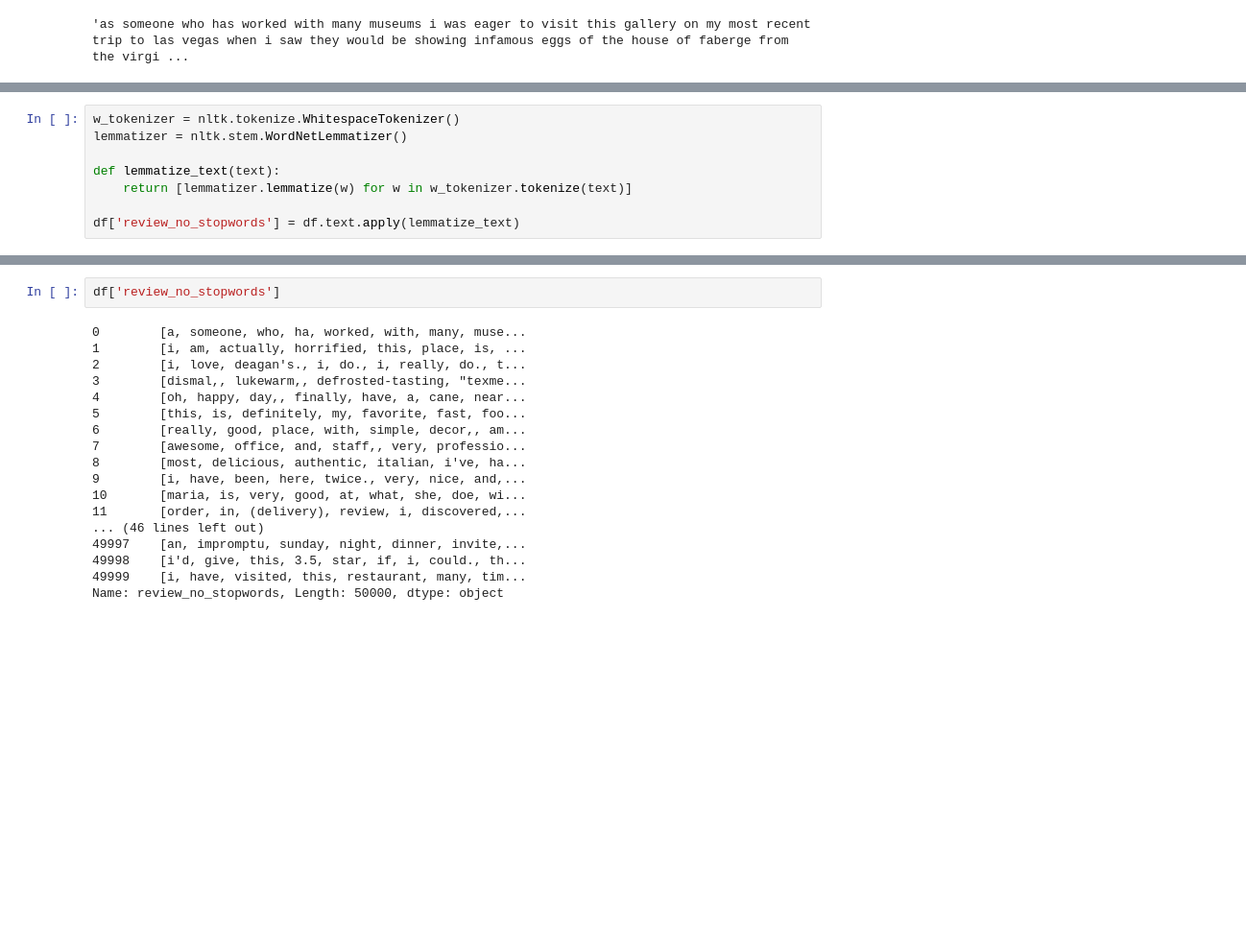
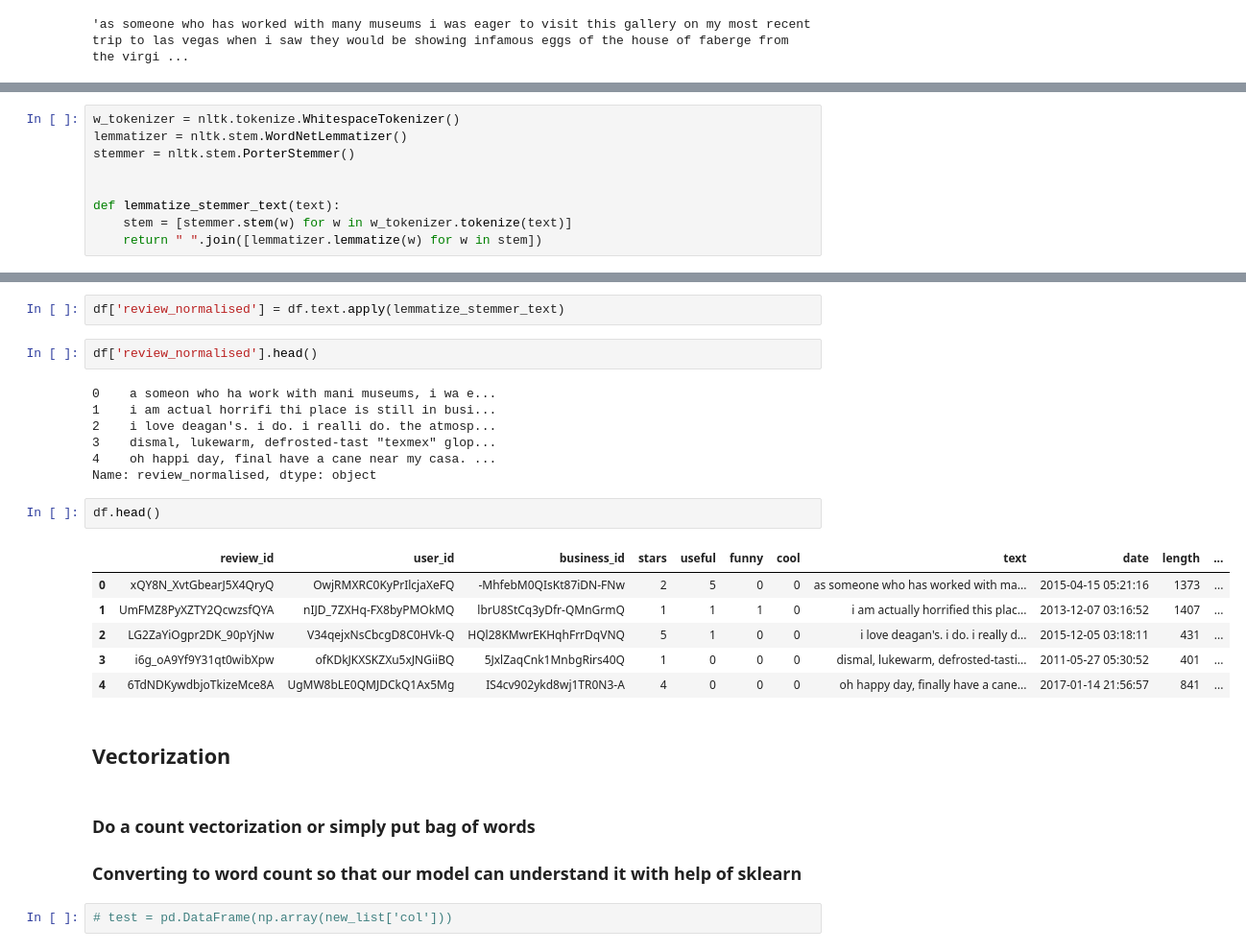
Before and after one commit to akriti112/Text_Mining, a Jupyter notebook: Text_Mining.ipynb, the cells around one changed output, grey strips where cells are left out. Shown at 96% size. Saved outputs shown, nothing was run; the diff lists cells and outputs as text; blank space fills up the shorter version.

Commit message:
normalisation done of text col

```diff
--- a/Text_Mining.ipynb
+++ b/Text_Mining.ipynb
@@ -153,8 +147,9 @@ True
 # %%
 w_tokenizer = nltk.tokenize.WhitespaceTokenizer()
 lemmatizer = nltk.stem.WordNetLemmatizer()
+stemmer = nltk.stem.PorterStemmer()
 
-def lemmatize_text(text):
-    return [lemmatizer.lemmatize(w) for w in w_tokenizer.tokenize(text)]
 
-df['review_no_stopwords'] = df.text.apply(lemmatize_text)
+def lemmatize_stemmer_text(text):
+    stem = [stemmer.stem(w) for w in w_tokenizer.tokenize(text)]
+    return " ".join([lemmatizer.lemmatize(w) for w in stem])
@@ -161,20 +166,27 @@ df['review_no_stopwords'] = df.text.apply(lemmatize_text)
+# %%
+df['review_normalised'] = df.text.apply(lemmatize_stemmer_text)
+# %%
+df['review_normalised'].head()
+# %% [output]
+0    a someon who ha work with mani museums, i wa e...
+1    i am actual horrifi thi place is still in busi...
+2    i love deagan's. i do. i realli do. the atmosp...
+3    dismal, lukewarm, defrosted-tast "texmex" glop...
+4    oh happi day, final have a cane near my casa. ...
+Name: review_normalised, dtype: object
 # %%
-df['review_no_stopwords']
+df.head()
 # %% [output]
-0        [a, someone, who, ha, worked, with, many, muse...
-1        [i, am, actually, horrified, this, place, is, ...
-2        [i, love, deagan's., i, do., i, really, do., t...
-3        [dismal,, lukewarm,, defrosted-tasting, "texme...
-4        [oh, happy, day,, finally, have, a, cane, near...
-5        [this, is, definitely, my, favorite, fast, foo...
-6        [really, good, place, with, simple, decor,, am...
-7        [awesome, office, and, staff,, very, professio...
-8        [most, delicious, authentic, italian, i've, ha...
-9        [i, have, been, here, twice., very, nice, and,...
-10       [maria, is, very, good, at, what, she, doe, wi...
-11       [order, in, (delivery), review, i, discovered,...
-... (46 lines left out)
-49997    [an, impromptu, sunday, night, dinner, invite,...
-49998    [i'd, give, this, 3.5, star, if, i, could., th...
-49999    [i, have, visited, this, restaurant, many, tim...
-Name: review_no_stopwords, Length: 50000, dtype: object
+|  | review_id | user_id | business_id | stars | useful | funny | cool | text | date | length | ... |
+| 0 | xQY8N_XvtGbearJ5X4QryQ | OwjRMXRC0KyPrIlcjaXeFQ | -MhfebM0QIsKt87iDN-FNw | 2 | 5 | 0 | 0 | as someone who has worked with ma... | 2015-04-15 05:21:16 | 1373 | ... |
+| 1 | UmFMZ8PyXZTY2QcwzsfQYA | nIJD_7ZXHq-FX8byPMOkMQ | lbrU8StCq3yDfr-QMnGrmQ | 1 | 1 | 1 | 0 | i am actually horrified this plac... | 2013-12-07 03:16:52 | 1407 | ... |
+| 2 | LG2ZaYiOgpr2DK_90pYjNw | V34qejxNsCbcgD8C0HVk-Q | HQl28KMwrEKHqhFrrDqVNQ | 5 | 1 | 0 | 0 | i love deagan's. i do. i really d... | 2015-12-05 03:18:11 | 431 | ... |
+| 3 | i6g_oA9Yf9Y31qt0wibXpw | ofKDkJKXSKZXu5xJNGiiBQ | 5JxlZaqCnk1MnbgRirs40Q | 1 | 0 | 0 | 0 | dismal, lukewarm, defrosted-tasti... | 2011-05-27 05:30:52 | 401 | ... |
+| 4 | 6TdNDKywdbjoTkizeMce8A | UgMW8bLE0QMJDCkQ1Ax5Mg | IS4cv902ykd8wj1TR0N3-A | 4 | 0 | 0 | 0 | oh happy day, finally have a cane... | 2017-01-14 21:56:57 | 841 | ... |
+# %% [markdown]
+## Vectorization
+# %% [markdown]
+### Do a count vectorization or simply put bag of words
+### Converting to word count so that our model can understand it with help of sklearn
+# %%
+# test = pd.DataFrame(np.array(new_list['col']))
```
Also changed, not shown: parts of 12 cells of this notebook.
